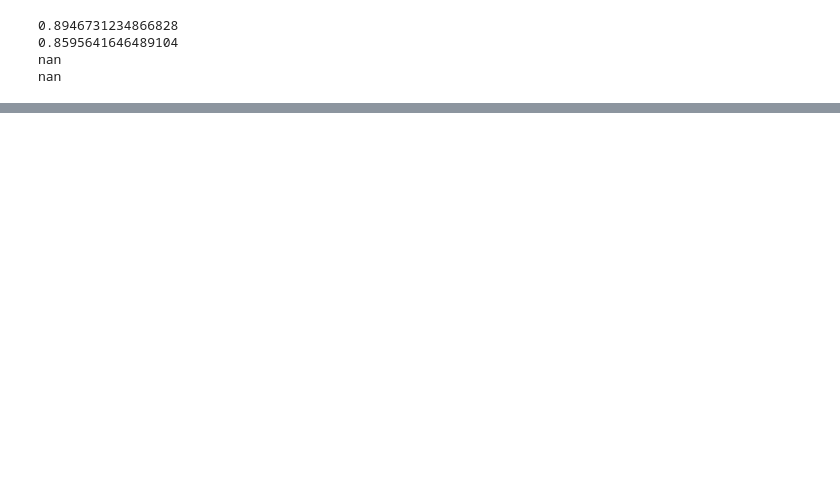
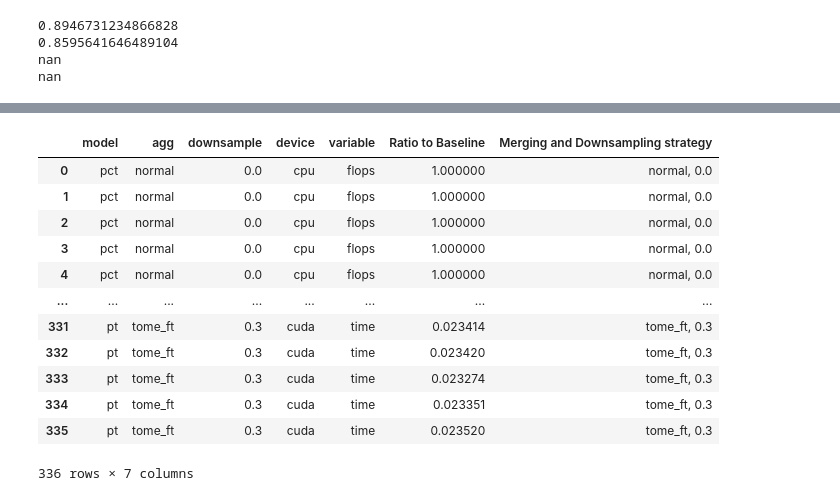
Before and after one commit to mehardsingh/point-transformer-cardinality-reduction, a Jupyter notebook: best_accs.ipynb, the cells around one changed output, grey strips where cells are left out. Drawn from its saved outputs; the diff is of its cells as text; code cells hidden in the pictures; blank space fills up the shorter version.

```diff
--- a/best_accs.ipynb
+++ b/best_accs.ipynb
@@ -337,0 +325,16 @@ print()
+# %%
+melted2
+# %% [output]
+|  | model | agg | downsample | device | variable | Ratio to Baseline | Merging and Downsampling strategy |
+| 0 | pct | normal | 0.0 | cpu | flops | 1.000000 | normal, 0.0 |
+| 1 | pct | normal | 0.0 | cpu | flops | 1.000000 | normal, 0.0 |
+| 2 | pct | normal | 0.0 | cpu | flops | 1.000000 | normal, 0.0 |
+| 3 | pct | normal | 0.0 | cpu | flops | 1.000000 | normal, 0.0 |
+| 4 | pct | normal | 0.0 | cpu | flops | 1.000000 | normal, 0.0 |
+| ... | ... | ... | ... | ... | ... | ... | ... |
+| 331 | pt | tome_ft | 0.3 | cuda | time | 0.023414 | tome_ft, 0.3 |
+| 332 | pt | tome_ft | 0.3 | cuda | time | 0.023420 | tome_ft, 0.3 |
+| 333 | pt | tome_ft | 0.3 | cuda | time | 0.023274 | tome_ft, 0.3 |
+| 334 | pt | tome_ft | 0.3 | cuda | time | 0.023351 | tome_ft, 0.3 |
+| 335 | pt | tome_ft | 0.3 | cuda | time | 0.023520 | tome_ft, 0.3 |
+336 rows × 7 columns
```
Also changed, not shown: parts of 13 cells of this notebook, 1 other file.
